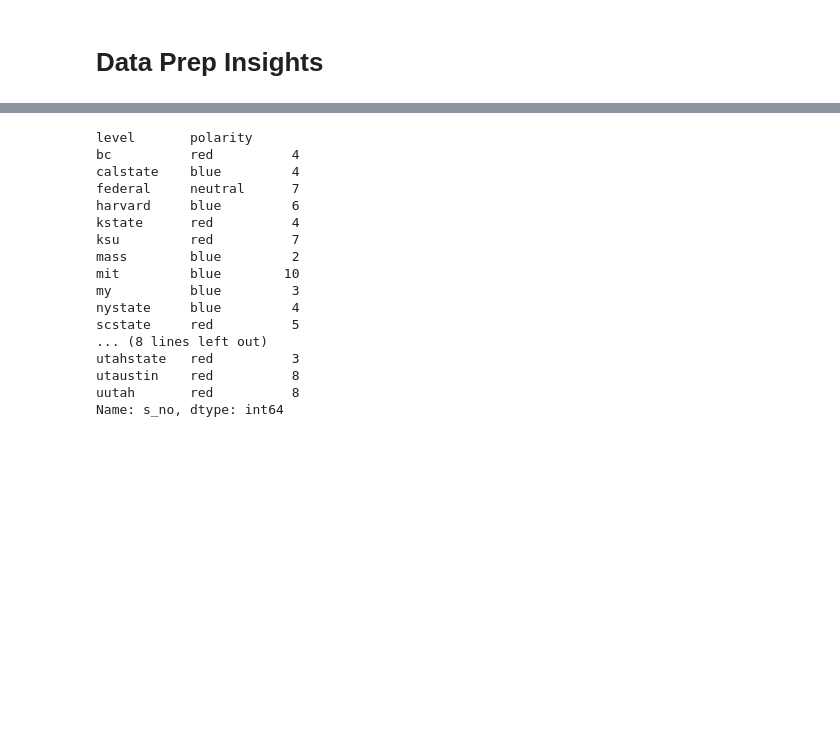
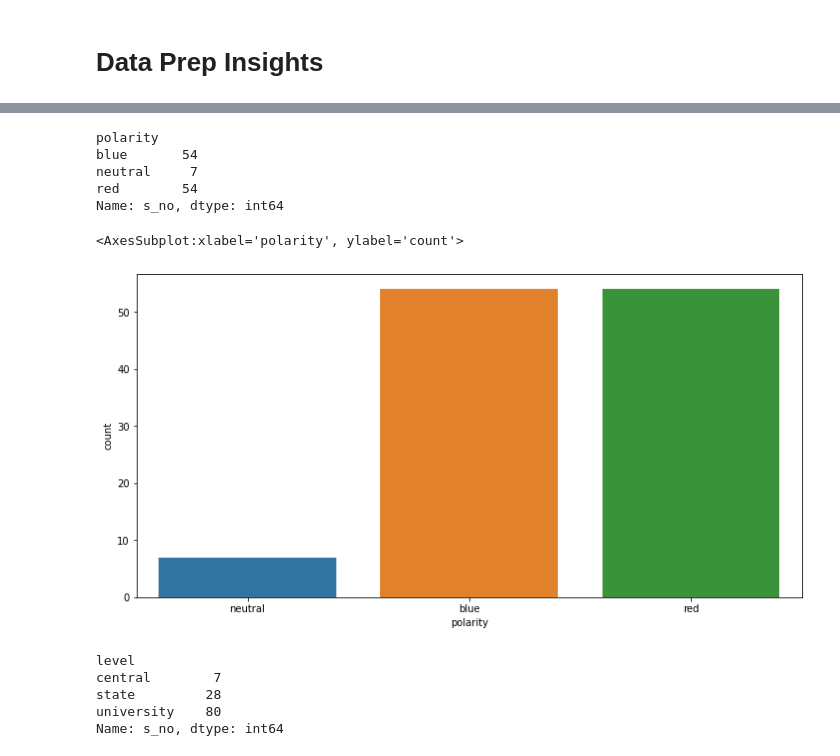
Before and after one commit to priyanshu-sharma/llm_bias, a Jupyter notebook: data_prep.ipynb, the cells around one changed output, grey strips where cells are left out. Cells and saved outputs as stored; diff of their text form; code cells hidden in the pictures; blank space fills up the shorter version.

```diff
--- a/data_prep.ipynb
+++ b/data_prep.ipynb
@@ -15,21 +18,24 @@ df.head()
 # %%
-temp = df.groupby(['level', 'polarity'], sort=True).count()['s_no']
+temp = df.groupby(['polarity'], sort=True).count()['s_no']
 temp
 # %% [output]
-level       polarity
-bc          red          4
-calstate    blue         4
-federal     neutral      7
-harvard     blue         6
-kstate      red          4
-ksu         red          7
-mass        blue         2
-mit         blue        10
-my          blue         3
-nystate     blue         4
-scstate     red          5
-... (8 lines left out)
-utahstate   red          3
-utaustin    red          8
-uutah       red          8
+polarity
+blue       54
+neutral     7
+red        54
 Name: s_no, dtype: int64
+# %%
+plt.figure(figsize=(12, 6))
+sns.countplot(x='polarity', data=df)
+# %% [output]
+<AxesSubplot:xlabel='polarity', ylabel='count'>
+[figure, added]
+# %%
+temp = df.groupby(['level'], sort=True).count()['s_no']
+temp
+# %% [output]
+level
+central        7
+state         28
+university    80
+Name: s_no, dtype: int64
```
Also changed, not shown: parts of 13 cells of this notebook, 1 other file.
